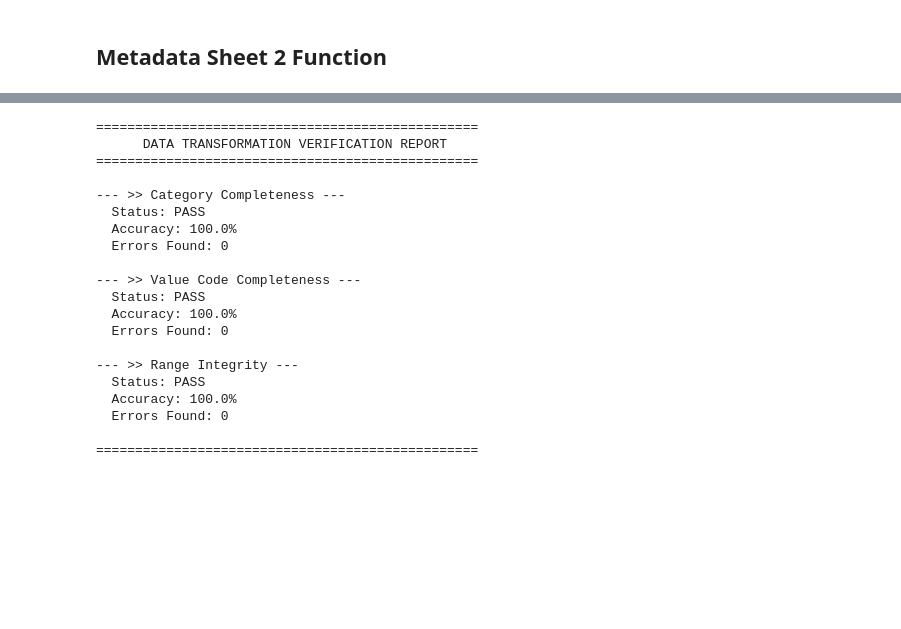
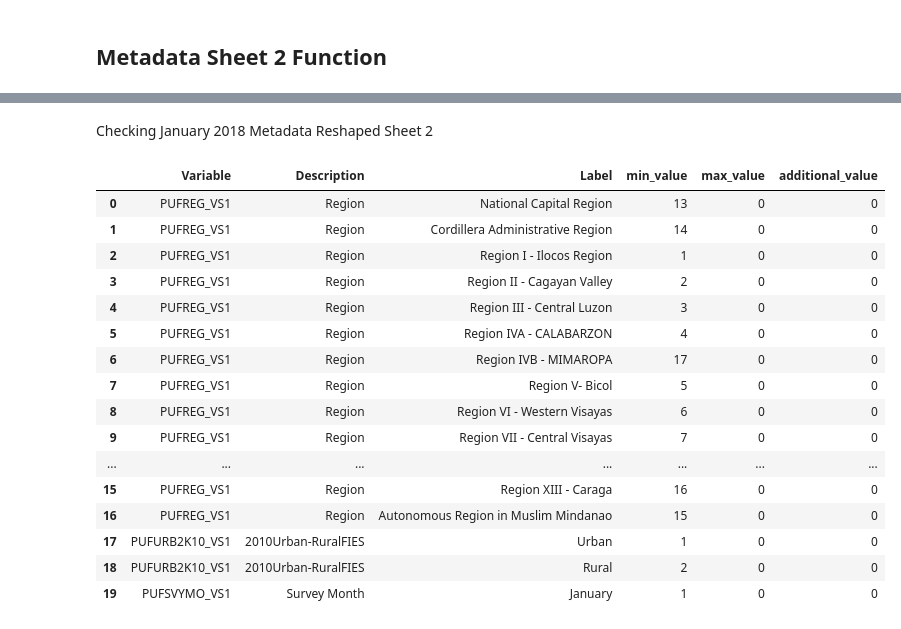
Before and after one commit to clemweb3/Undegraduate-Thesis-Repository, a Jupyter notebook: Notebooks/Preprocessing.ipynb, the cells around one changed output, grey strips where cells are left out. Cells and saved outputs as stored; diff of their text form; code cells hidden in the pictures; blank space fills up the shorter version.

```diff
--- a/Notebooks/Preprocessing.ipynb
+++ b/Notebooks/Preprocessing.ipynb
@@ -212,0 +330,16 @@ variables_2.head()
+# %%
+# Load original metadata Sheet 1
+original_df = load_dataset("2024", "August", "metadata", 0)
+
+# Load reshaped metadata
+reshaped_df = extract_variables(original_df)
+
+# Store month/year for messages
+month = "August"
+year = "2024"
+
+# Verify
+result_message = verify_sheet1(original_df, reshaped_df)
+
+# Print message with month/year
+print(f"{month} {year}: {result_message}")
@@ -445,23 +368,0 @@ verification_report_1 = verify_sheet2(variables_3)
-# %%
-verification_report_2 = verify_sheet2(variables_4)
-# %% [output]
-=================================================
-      DATA TRANSFORMATION VERIFICATION REPORT
-=================================================
-
---- >> Category Completeness ---
-  Status: PASS
-  Accuracy: 100.0%
-  Errors Found: 0
-
---- >> Value Code Completeness ---
-  Status: PASS
-  Accuracy: 100.0%
-  Errors Found: 0
-
---- >> Range Integrity ---
-  Status: PASS
-  Accuracy: 100.0%
-  Errors Found: 0
-
-=================================================
@@ -467,0 +496,23 @@ verification_report_2 = verify_sheet2(variables_4)
+# %% [markdown]
+Checking January 2018 Metadata Reshaped Sheet 2
+# %%
+clean_jan_2018 = load_dataset("2018", "January", "metadata", 1)
+clean_jan_2018.head(20)
+# %% [output]
+|  | Variable | Description | Label | min_value | max_value | additional_value |
+| 0 | PUFREG_VS1 | Region | National Capital Region | 13 | 0 | 0 |
+| 1 | PUFREG_VS1 | Region | Cordillera Administrative Region | 14 | 0 | 0 |
+| 2 | PUFREG_VS1 | Region | Region I - Ilocos Region | 1 | 0 | 0 |
+| 3 | PUFREG_VS1 | Region | Region II - Cagayan Valley | 2 | 0 | 0 |
+| 4 | PUFREG_VS1 | Region | Region III - Central Luzon | 3 | 0 | 0 |
+| 5 | PUFREG_VS1 | Region | Region IVA - CALABARZON | 4 | 0 | 0 |
+| 6 | PUFREG_VS1 | Region | Region IVB - MIMAROPA | 17 | 0 | 0 |
+| 7 | PUFREG_VS1 | Region | Region V- Bicol | 5 | 0 | 0 |
+| 8 | PUFREG_VS1 | Region | Region VI - Western Visayas | 6 | 0 | 0 |
+| 9 | PUFREG_VS1 | Region | Region VII - Central Visayas | 7 | 0 | 0 |
+| ... | ... | ... | ... | ... | ... | ... |
+| 15 | PUFREG_VS1 | Region | Region XIII - Caraga | 16 | 0 | 0 |
+| 16 | PUFREG_VS1 | Region | Autonomous Region in Muslim Mindanao | 15 | 0 | 0 |
+| 17 | PUFURB2K10_VS1 | 2010Urban-RuralFIES | Urban | 1 | 0 | 0 |
+| 18 | PUFURB2K10_VS1 | 2010Urban-RuralFIES | Rural | 2 | 0 | 0 |
+| 19 | PUFSVYMO_VS1 | Survey Month | January | 1 | 0 | 0 |
```
Also changed, not shown: parts of 42 cells of this notebook.
